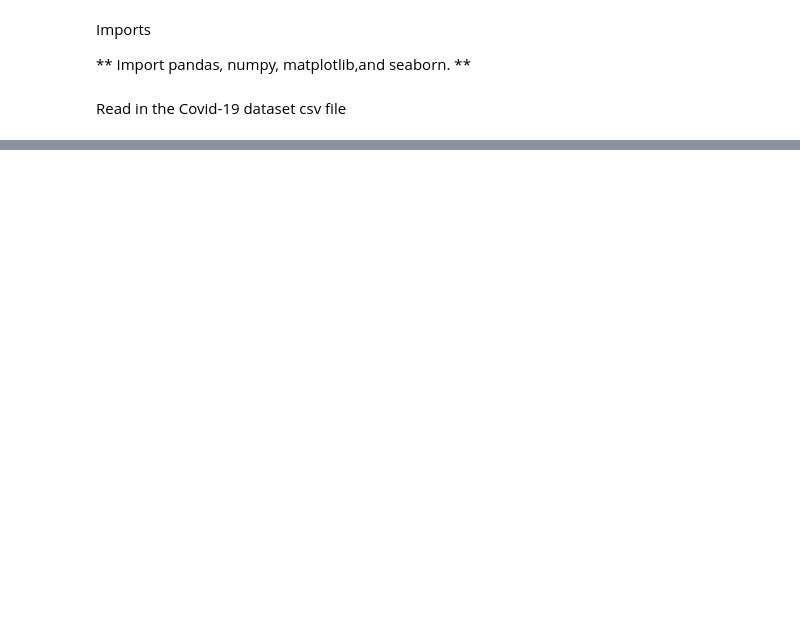
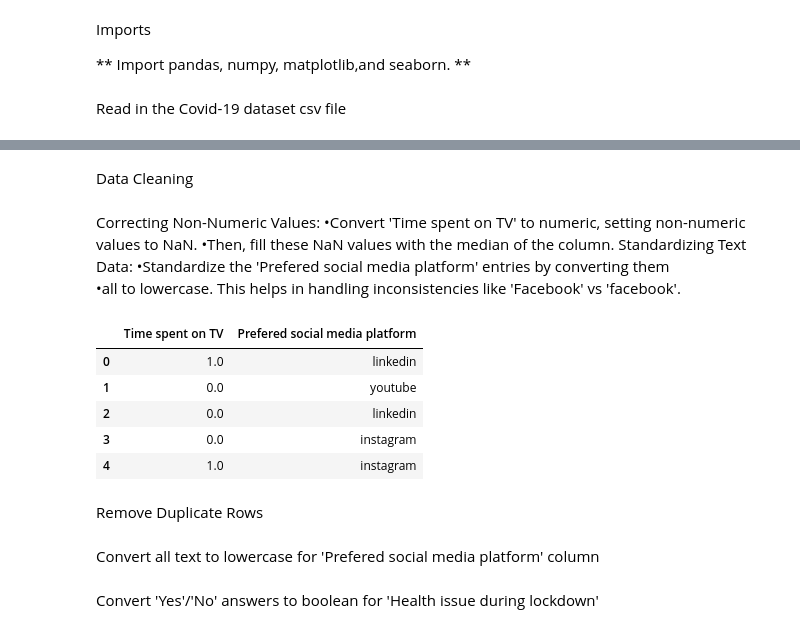
Before and after one commit to DavidChen20226/Data-Analysis---Covid-19-analysis, a Jupyter notebook: Data_analysis_Project.ipynb, the cells around one changed output, grey strips where cells are left out. Saved outputs shown, nothing was run; the diff lists cells and outputs as text; code cells hidden in the pictures; blank space fills up the shorter version.

```diff
--- a/Data_analysis_Project.ipynb
+++ b/Data_analysis_Project.ipynb
@@ -31,0 +35,33 @@ df.head()
+# %% [markdown]
+Data Cleaning
+# %% [markdown]
+Correcting Non-Numeric Values:
+    •Convert 'Time spent on TV' to numeric, setting non-numeric values to NaN.
+    •Then, fill these NaN values with the median of the column.
+Standardizing Text Data:
+    •Standardize the 'Prefered social media platform' entries by converting them
+    •all to lowercase. This helps in handling inconsistencies like 'Facebook' vs 'facebook'.
+# %%
+# Correcting Non-Numeric Values in 'Time spent on TV'
+# Converting 'Time spent on TV' to numeric, setting non-numeric values to NaN
+df['Time spent on TV'] = pd.to_numeric(df['Time spent on TV'], errors='coerce')
+
+# Filling NaN values with the median
+median_tv_time = df['Time spent on TV'].median()
+df['Time spent on TV'].fillna(median_tv_time, inplace=True)
+
+# Standardizing Text Data in 'Prefered social media platform'
+# Converting all entries to lowercase
+df['Prefered social media platform'] = df['Prefered social media platform'].str.lower()
+
+# Displaying the cleaned data for these columns
+df[['Time spent on TV', 'Prefered social media platform']].head()
+# %% [output]
+|  | Time spent on TV | Prefered social media platform |
+| 0 | 1.0 | linkedin |
+| 1 | 0.0 | youtube |
+| 2 | 0.0 | linkedin |
+| 3 | 0.0 | instagram |
+| 4 | 1.0 | instagram |
+# %% [markdown]
+Remove Duplicate Rows
@@ -31,0 +70,2 @@ df.head()
+# %% [markdown]
+ Convert all text to lowercase for 'Prefered social media platform' column
@@ -31,0 +74,2 @@ df.head()
+# %% [markdown]
+Convert 'Yes'/'No' answers to boolean for 'Health issue during lockdown'
```
Also changed, not shown: parts of 25 cells of this notebook, 2 other files.
